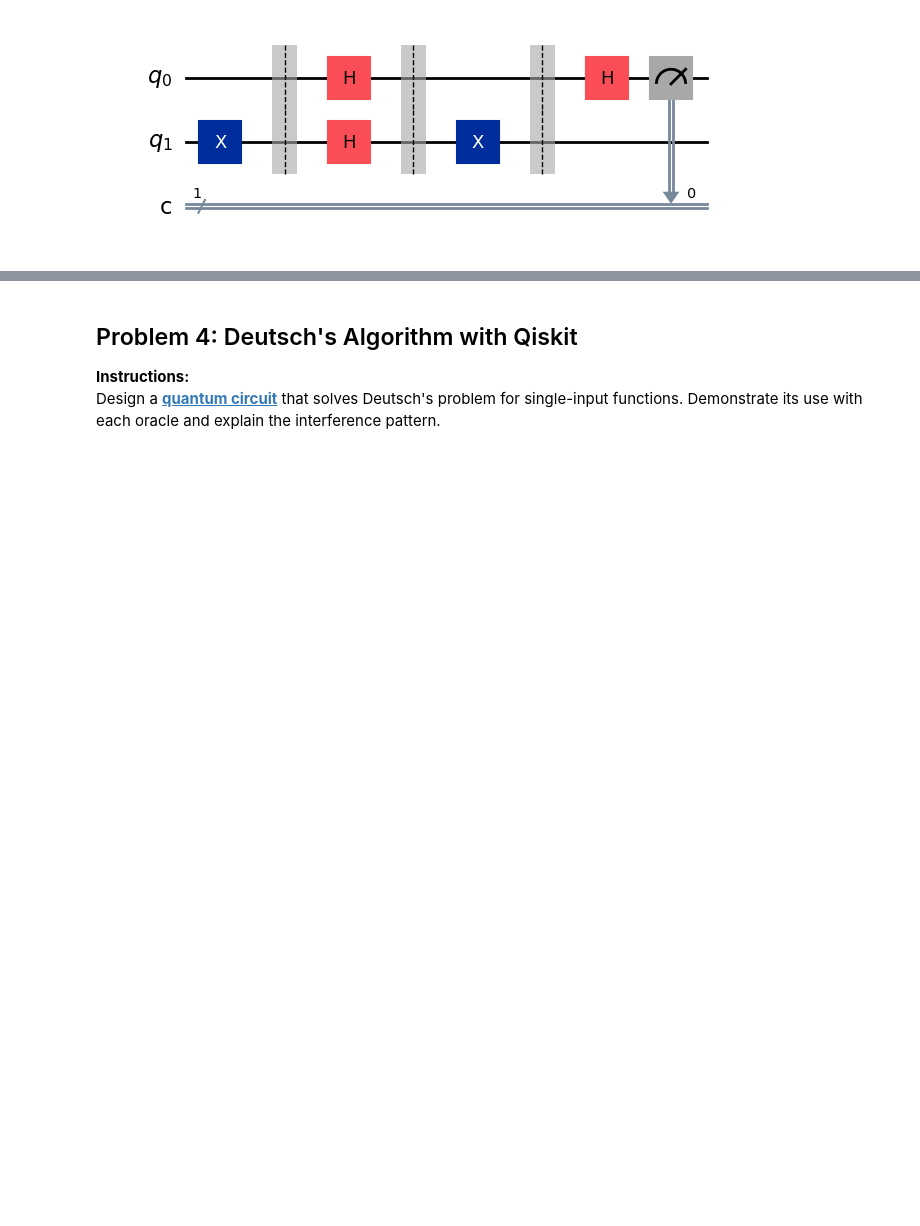
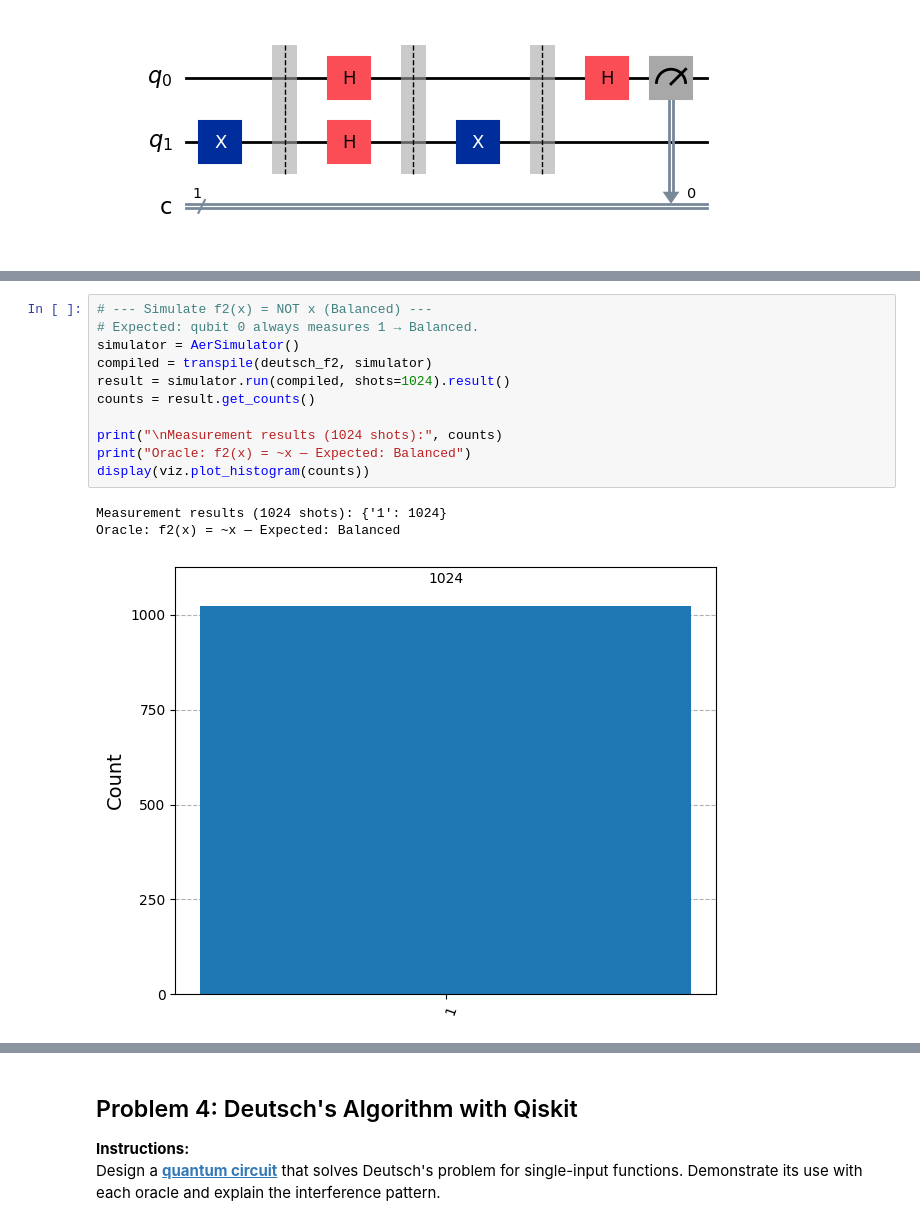
Before and after one commit to TiffanyYongNgikChee/emerging-technologies, a Jupyter notebook: problems.ipynb, the cells around one changed output, grey strips where cells are left out. Drawn from its saved outputs; the diff is of its cells as text; blank space fills up the shorter version.

```diff
--- a/problems.ipynb
+++ b/problems.ipynb
@@ -2675,0 +2712,15 @@ Deutsch circuit with f3(x) = 1 (Constant):
+# %%
+# --- Simulate f2(x) = NOT x (Balanced) ---
+# Expected: qubit 0 always measures 1 → Balanced.
+simulator = AerSimulator()
+compiled = transpile(deutsch_f2, simulator)
+result = simulator.run(compiled, shots=1024).result()
+counts = result.get_counts()
+
+print("\nMeasurement results (1024 shots):", counts)
+print("Oracle: f2(x) = ~x — Expected: Balanced")
+display(viz.plot_histogram(counts))
+# %% [output]
+Measurement results (1024 shots): {'1': 1024}
+Oracle: f2(x) = ~x — Expected: Balanced
+[figure, added]
```
Also changed, not shown: parts of 4 cells of this notebook.
